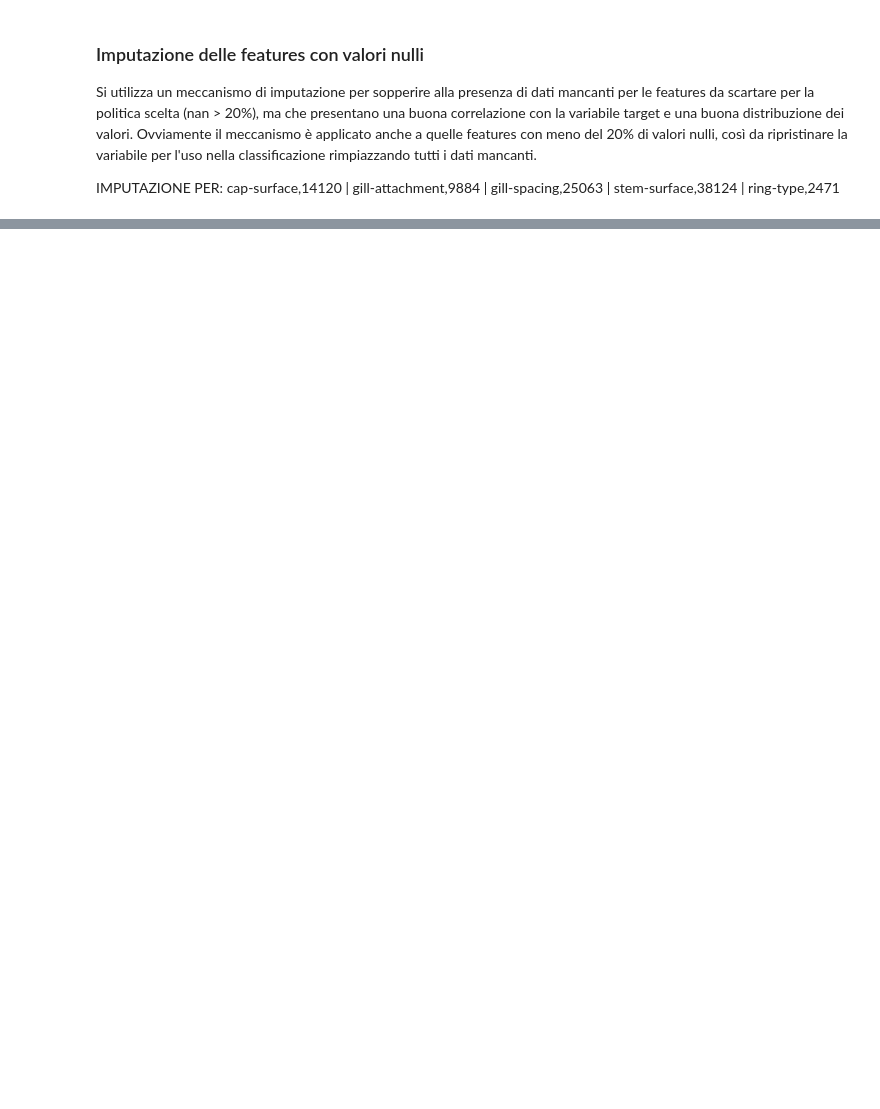
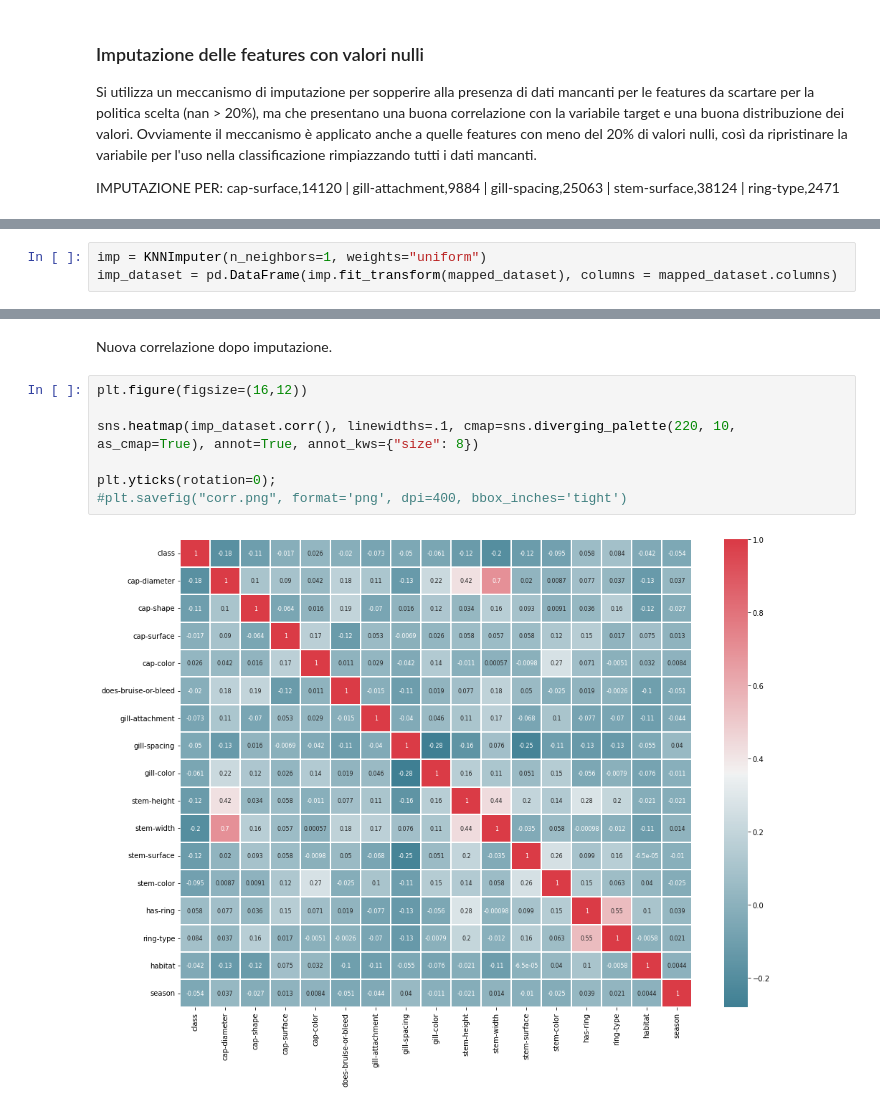
Before and after one commit to danilo-dellorco/ml-project, a Jupyter notebook: mushroom-classification.ipynb, the cells around one changed output, grey strips where cells are left out. Cells and saved outputs as stored; diff of their text form; blank space fills up the shorter version.

```diff
--- a/mushroom-classification.ipynb
+++ b/mushroom-classification.ipynb
@@ -247,0 +214,3 @@ plt.yticks(rotation=0);
+# %%
+imp = KNNImputer(n_neighbors=1, weights="uniform")
+imp_dataset = pd.DataFrame(imp.fit_transform(mapped_dataset), columns = mapped_dataset.columns)
@@ -247,0 +238,11 @@ plt.yticks(rotation=0);
+# %% [markdown]
+Nuova correlazione dopo imputazione.
+# %%
+plt.figure(figsize=(16,12))
+
+sns.heatmap(imp_dataset.corr(), linewidths=.1, cmap=sns.diverging_palette(220, 10, as_cmap=True), annot=True, annot_kws={"size": 8})
+
+plt.yticks(rotation=0);
+#plt.savefig("corr.png", format='png', dpi=400, bbox_inches='tight')
+# %% [output]
+[figure, added]
```
Also changed, not shown: parts of 16 cells of this notebook.
